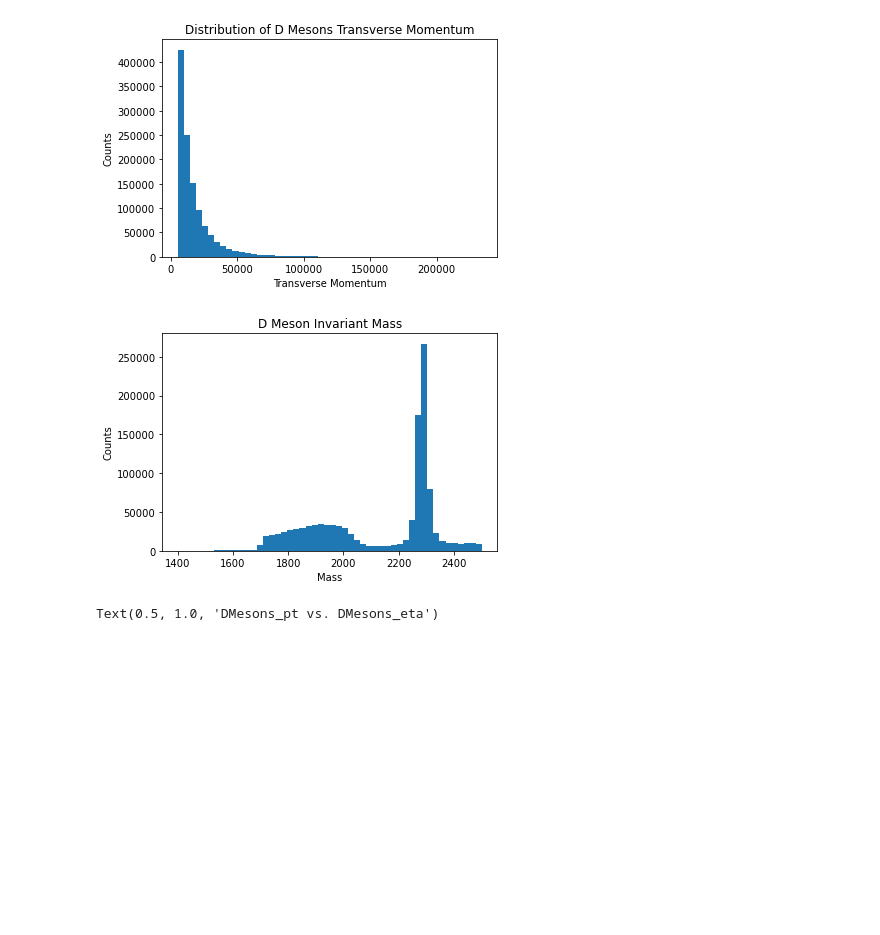
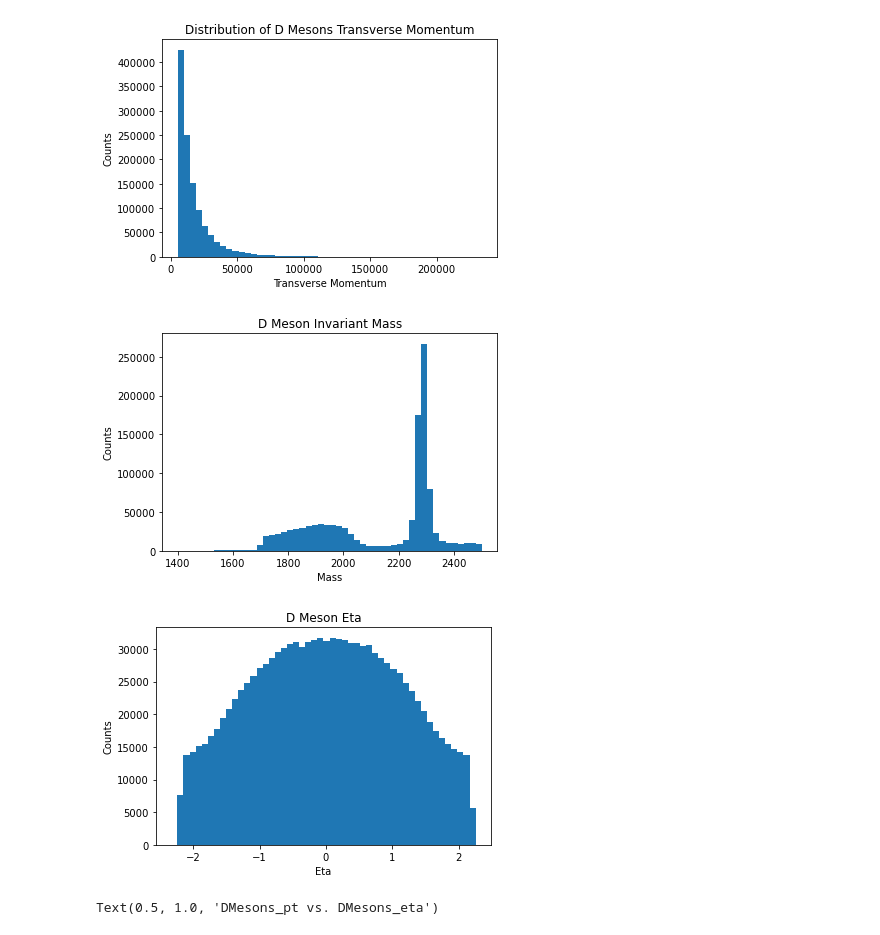
Before and after one commit to GitGup/ML_Projects, a Jupyter notebook: uprootTest.ipynb, the cells around one changed output. Drawn from its saved outputs; the diff is of its cells as text; code cells hidden in the pictures; blank space fills up the shorter version.

```diff
--- a/uprootTest.ipynb
+++ b/uprootTest.ipynb
@@ -72,20 +112,25 @@ df
 # %%
-#df.loc[:,"DMesons_pt"]
-
 plt.hist(df['DMesons_pt'].explode(), bins=50)
 plt.title('Distribution of D Mesons Transverse Momentum')
 plt.xlabel('Transverse Momentum')
 plt.ylabel('Counts')
 plt.show()
 
 plt.hist(df['DMesons_m'].explode(), bins=50)
 plt.title("D Meson Invariant Mass")
 plt.xlabel('Mass')
 plt.ylabel('Counts')
 plt.show()
+
+plt.hist(df['DMesons_eta'].explode(), bins=50)
+plt.title("D Meson Eta")
+plt.xlabel('Eta')
+plt.ylabel('Counts')
+plt.show()
 # %% [output]
 [figure]
 [figure]
+[figure, added]
 # %%
 plt.figure(figsize=(8, 8))
 plt.scatter(df["DMesons_pt"].explode(), df["DMesons_eta"].explode())
```
Also changed, not shown: parts of 6 cells of this notebook.
